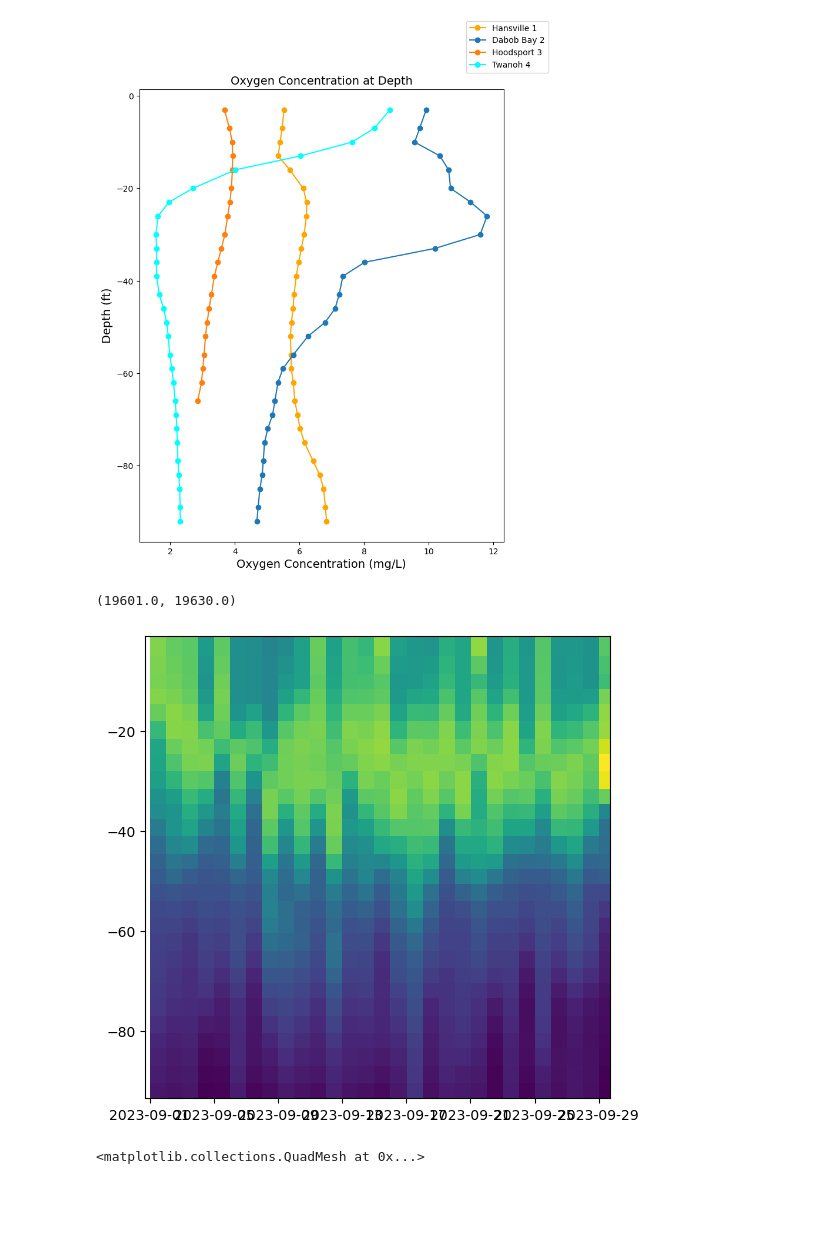
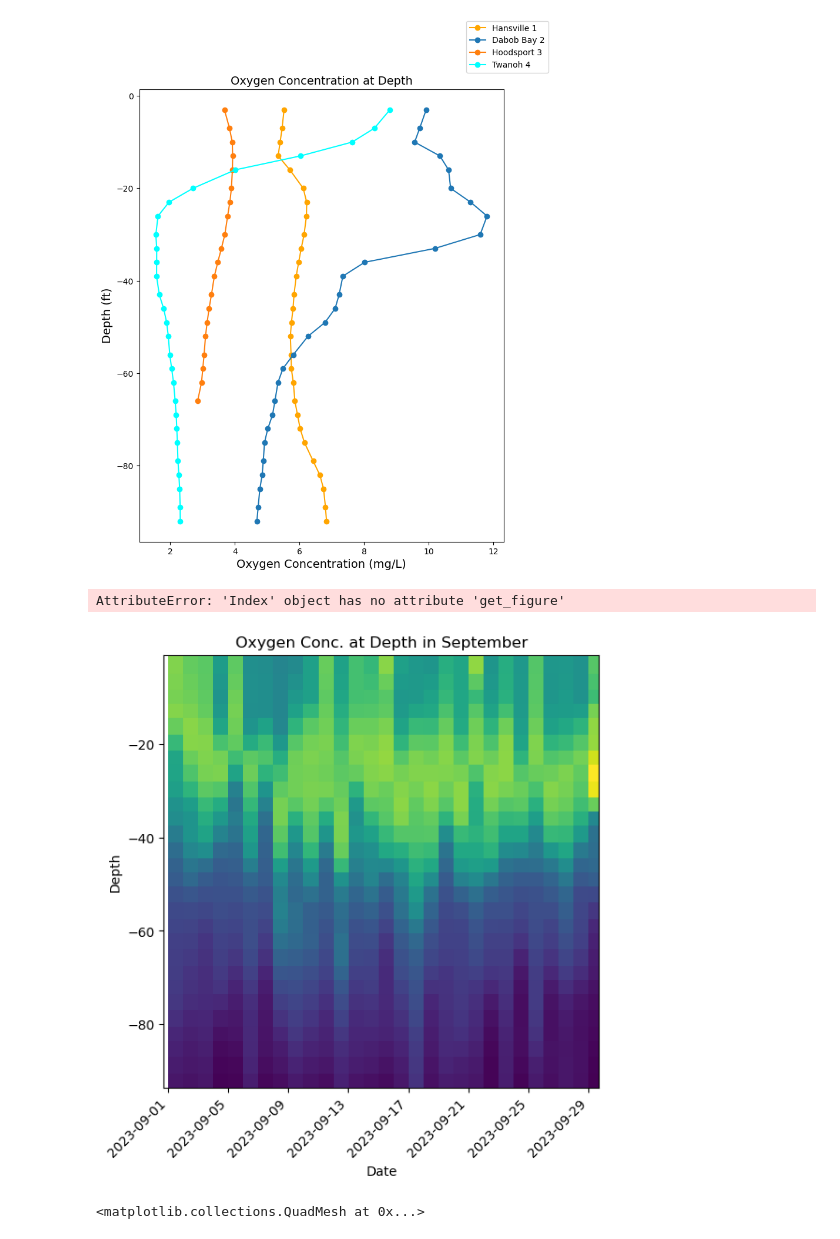
Before and after one commit to Lbh22GitHub/Harris.L_FinalProject, a Jupyter notebook: Final Take 2.ipynb, the cells around one changed output. Saved outputs shown, nothing was run; the diff lists cells and outputs as text; code cells hidden in the pictures; blank space fills up the shorter version.

```diff
--- a/Final Take 2.ipynb
+++ b/Final Take 2.ipynb
@@ -117,35 +117,42 @@ plt.show()
 # Dissolved Oxygen Over Time and Depth
 
 # Convert Datetime strings to Datetimes
 # Create Empty List for Datetimes
 datetimes = []
 # Convert String to Datetime Object
 for date in dabob_df['Date and Time']:
     datetimes.append(parser.parse(date))
 # Subsets Datetimes to Dataframe
 dabob_df['Datetime'] = datetimes
 
 # Convert Depth to Int
 dabob_df['Depth']= dabob_df['Depth'].astype(int)
 
 # Create 2d Array of O2 Conc.
 piv = pd.pivot_table(dabob_df, index='Depth', columns='Datetime', values=' Oxygen Conc. (mg/L)',sort = True)
 piv_new = piv.to_numpy()
 
 # Set X and Y
 x= piv.columns
 y= piv.index.values
 X,Y = np.meshgrid(x,y)
 
 #Plot
 fig,axs = plt.subplots(figsize = (6,6))
 axs.pcolormesh(X,Y,piv_new)
 # Set Axis Labels and Title
+axs.set_xlabel('Date')
+axs.set_ylabel('Depth')
+axs.set_title('Oxygen Conc. at Depth in September')
+# Tilt X Tic Values
+plt.xticks(rotation=45, ha='right')
 # Set X-Limits based on known dataset
 axs.set_xlim(left = datetime.fromisoformat('2023-09-01'), right = datetime.fromisoformat('2023-09-30'))
+plt.show
+plt
 # %% [output]
-(19601.0, 19630.0)
+AttributeError: 'Index' object has no attribute 'get_figure'
-[figure, old version]
+[figure, new version]
 # %%
 # twanoh Dissolved Oxygen Over Time and Depth
 
```
